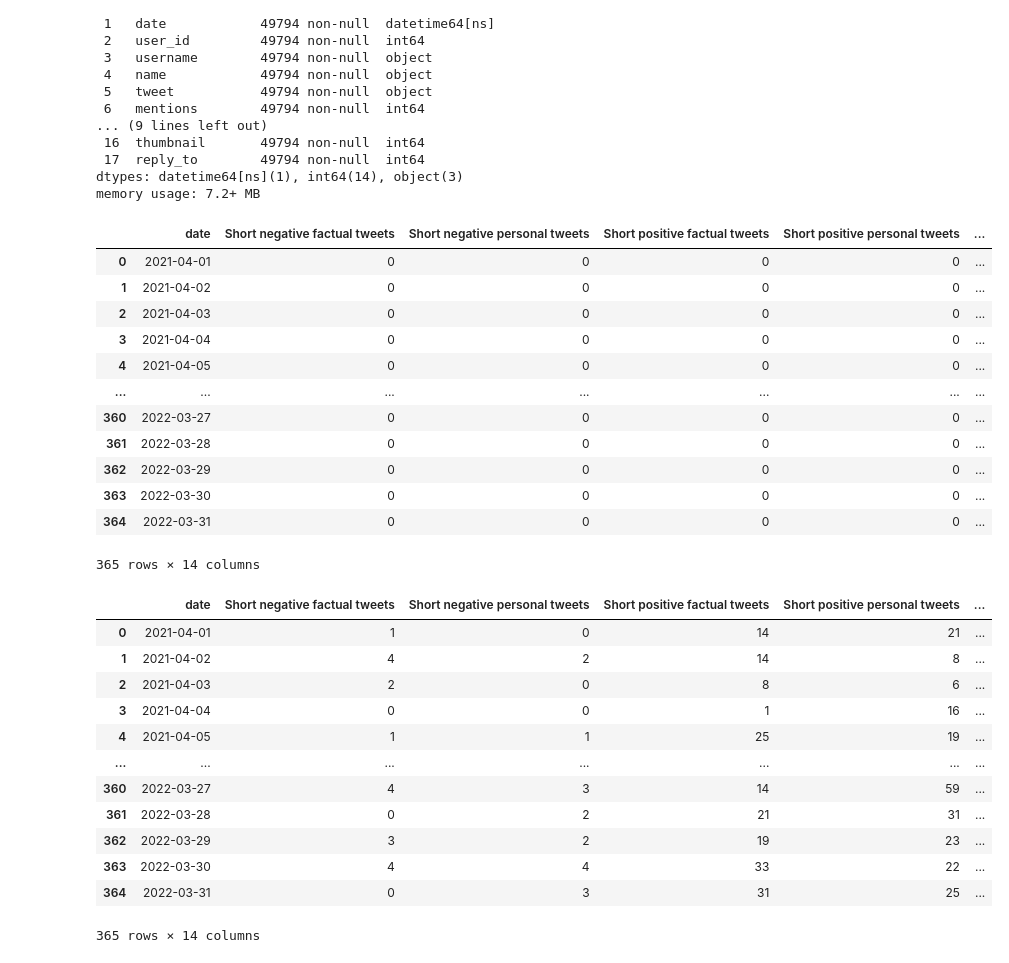
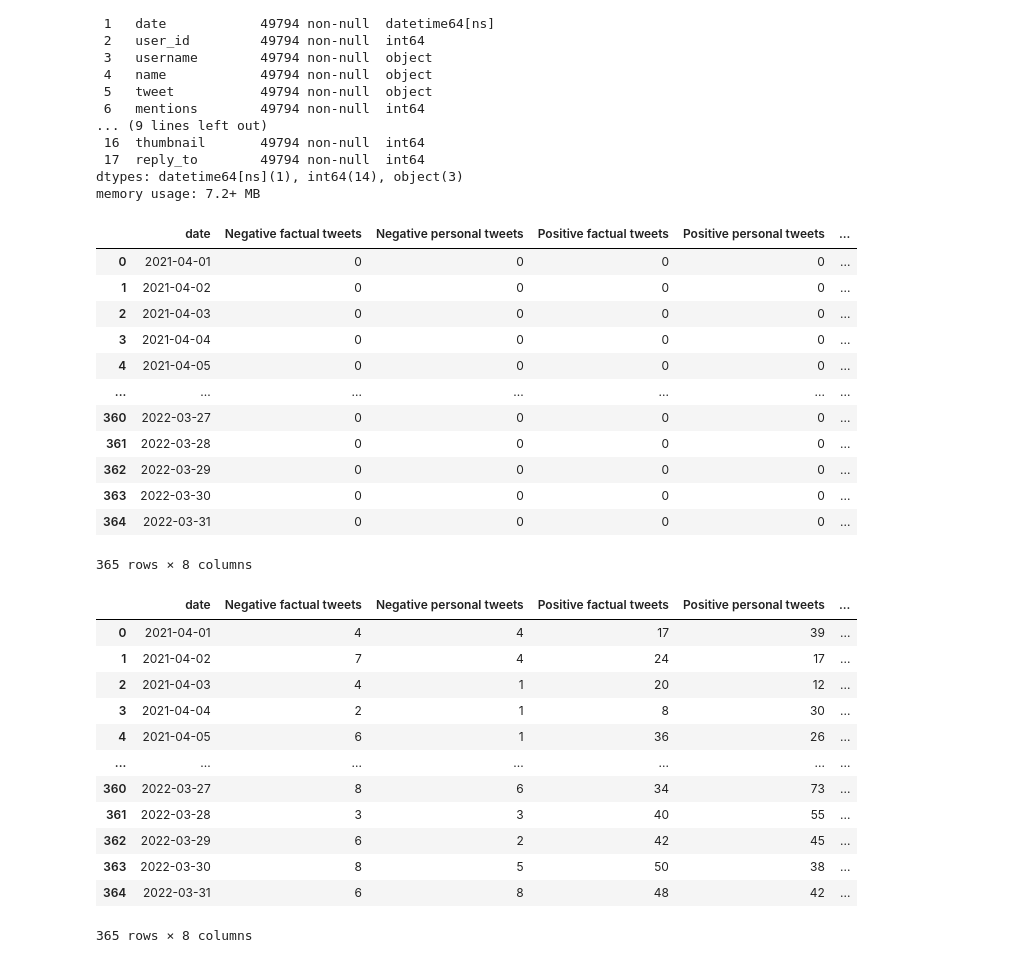
Before and after one commit to RobertNowak92/Wplyw_mediow_spolecznosciowych_na_gilde, a Jupyter notebook: Berkshire_hathaway_during_war_cleaned_and_prepared.ipynb, the cells around one changed output. Saved outputs shown, nothing was run; the diff lists cells and outputs as text; code cells hidden in the pictures.

```diff
--- a/Berkshire_hathaway_during_war_cleaned_and_prepared.ipynb
+++ b/Berkshire_hathaway_during_war_cleaned_and_prepared.ipynb
@@ -285,18 +285,16 @@ BH_tweets_during_war_clean.to_csv('dane/BH_tweets_during_war_clean.csv', index=F
 # %%
 #Create dataframe for textanalysis for each day
 BH_tweets_during_war_textanalysis = pd.date_range(BH_tweets_during_war_clean['date'].min(),
                                                        BH_tweets_during_war_clean['date'].max(),freq='d')
 BH_tweets_during_war_textanalysis = pd.DataFrame(BH_tweets_during_war_textanalysis, columns = ['date'])
-column_names = ['Short negative factual tweets', 'Short negative personal tweets', 'Short positive factual tweets',
-                'Short positive personal tweets', 'Short neutral factual tweets', 'Short neutral personal tweets',
-                'Long negative factual tweets', 'Long negative personal tweets', 'Long positive factual tweets',
-                'Long positive personal tweets', 'Long neutral factual tweets', 'Long neutral personal tweets',
+column_names = ['Negative factual tweets', 'Negative personal tweets', 'Positive factual tweets',
+                'Positive personal tweets', 'Neutral factual tweets', 'Neutral personal tweets',
                 'Total amount of tweets']
 for column in column_names:
     BH_tweets_during_war_textanalysis[column] = 0
 BH_tweets_during_war_textanalysis
 # %% [output]
-|  | date | Short negative factual tweets | Short negative personal tweets | Short positive factual tweets | Short positive personal tweets | ... |
+|  | date | Negative factual tweets | Negative personal tweets | Positive factual tweets | Positive personal tweets | ... |
 | 0 | 2021-04-01 | 0 | 0 | 0 | 0 | ... |
 | 1 | 2021-04-02 | 0 | 0 | 0 | 0 | ... |
 | 2 | 2021-04-03 | 0 | 0 | 0 | 0 | ... |
@@ -308,7 +306,7 @@ BH_tweets_during_war_textanalysis
 | 362 | 2022-03-29 | 0 | 0 | 0 | 0 | ... |
 | 363 | 2022-03-30 | 0 | 0 | 0 | 0 | ... |
 | 364 | 2022-03-31 | 0 | 0 | 0 | 0 | ... |
-365 rows × 14 columns
+365 rows × 8 columns
 # %%
 #Analysis of opinion and number of words using the textblob package
 for i in range(BH_tweets_during_war_clean.shape[0]):
@@ -362,19 +337,19 @@ for i in range(BH_tweets_during_war_clean.shape[0]):
 # %%
 BH_tweets_during_war_textanalysis
 # %% [output]
-|  | date | Short negative factual tweets | Short negative personal tweets | Short positive factual tweets | Short positive personal tweets | ... |
-| 0 | 2021-04-01 | 1 | 0 | 14 | 21 | ... |
-| 1 | 2021-04-02 | 4 | 2 | 14 | 8 | ... |
-| 2 | 2021-04-03 | 2 | 0 | 8 | 6 | ... |
-| 3 | 2021-04-04 | 0 | 0 | 1 | 16 | ... |
-| 4 | 2021-04-05 | 1 | 1 | 25 | 19 | ... |
+|  | date | Negative factual tweets | Negative personal tweets | Positive factual tweets | Positive personal tweets | ... |
+| 0 | 2021-04-01 | 4 | 4 | 17 | 39 | ... |
+| 1 | 2021-04-02 | 7 | 4 | 24 | 17 | ... |
+| 2 | 2021-04-03 | 4 | 1 | 20 | 12 | ... |
+| 3 | 2021-04-04 | 2 | 1 | 8 | 30 | ... |
+| 4 | 2021-04-05 | 6 | 1 | 36 | 26 | ... |
 | ... | ... | ... | ... | ... | ... | ... |
-| 360 | 2022-03-27 | 4 | 3 | 14 | 59 | ... |
-| 361 | 2022-03-28 | 0 | 2 | 21 | 31 | ... |
-| 362 | 2022-03-29 | 3 | 2 | 19 | 23 | ... |
-| 363 | 2022-03-30 | 4 | 4 | 33 | 22 | ... |
-| 364 | 2022-03-31 | 0 | 3 | 31 | 25 | ... |
+| 360 | 2022-03-27 | 8 | 6 | 34 | 73 | ... |
+| 361 | 2022-03-28 | 3 | 3 | 40 | 55 | ... |
+| 362 | 2022-03-29 | 6 | 2 | 42 | 45 | ... |
+| 363 | 2022-03-30 | 8 | 5 | 50 | 38 | ... |
+| 364 | 2022-03-31 | 6 | 8 | 48 | 42 | ... |
-365 rows × 14 columns
+365 rows × 8 columns
 # %%
 BH_tweets_during_war_textanalysis.info()
 # %% [output]
```
Also changed, not shown: parts of 4 cells of this notebook, 6 other files.
